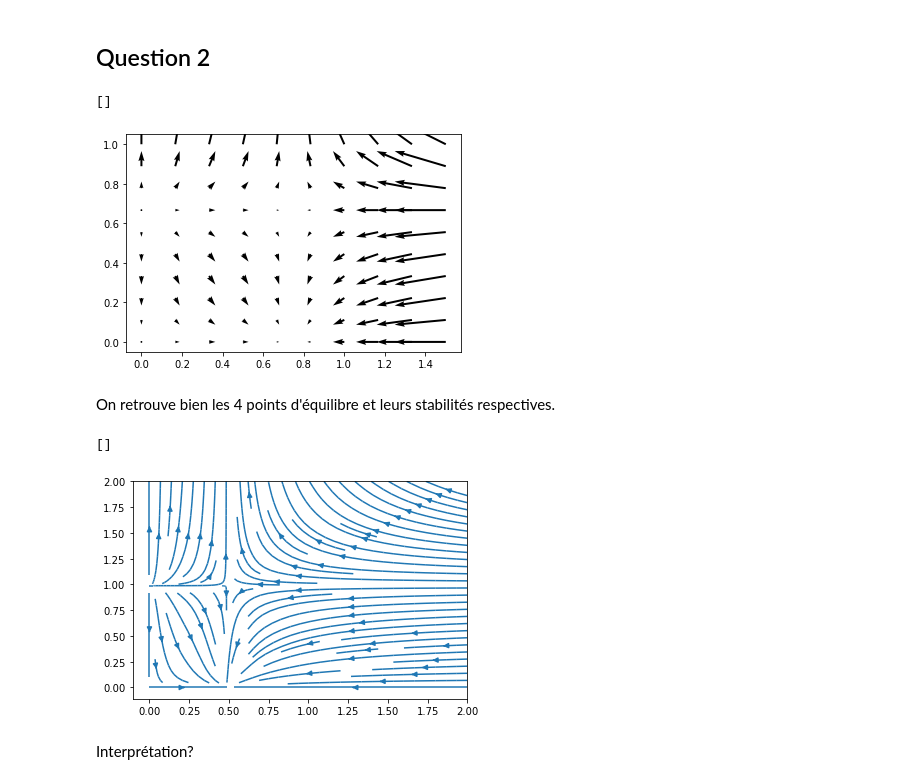
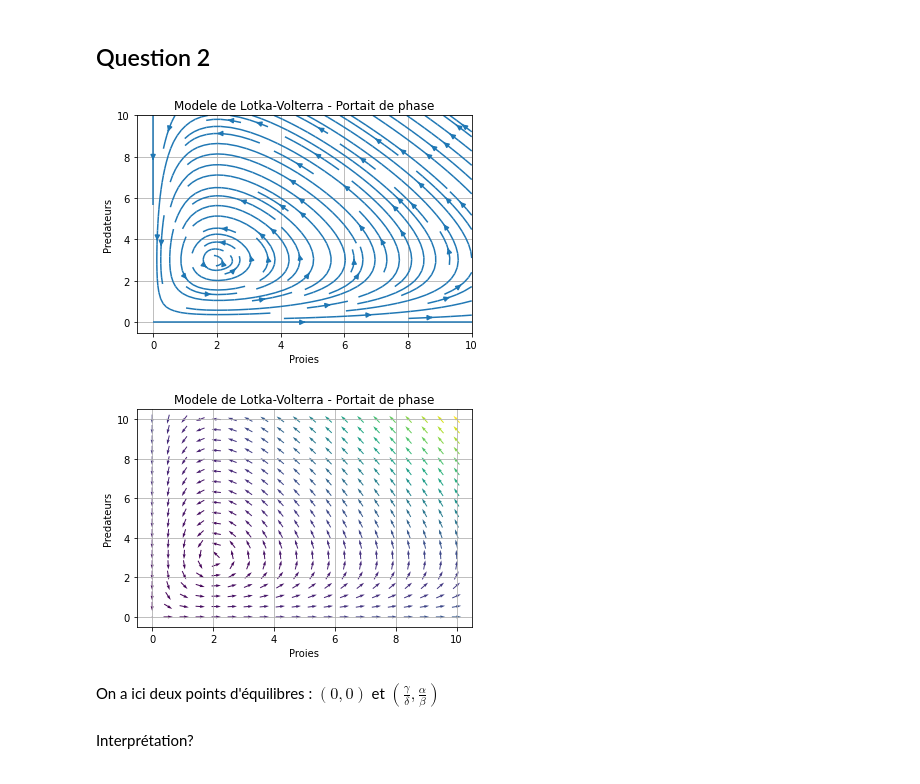
Before and after one commit to hallerantoine/projet-equa-diff, a Jupyter notebook: Projet équations différentielles.ipynb, the cells around one changed output. Saved outputs shown, nothing was run; the diff lists cells and outputs as text; code cells hidden in the pictures.

```diff
--- a/Projet équations différentielles.ipynb
+++ b/Projet équations différentielles.ipynb
@@ -43,42 +43,49 @@ Soit seules les prédateurs sont morts: $(x_1,x_2)=(\frac{\gamma}{\delta},0)$
 Soit les deux espèces cohabitent en équilibre $(x_1,x_2)=(\frac{\gamma}{\delta},\frac{\alpha}{\beta})$. L'équilibre est instable
 # %% [markdown]
 ## Question 2
-# %%
-a=2/3
-b=4/3
-g=1
-d=1
-
-n=10
-xmax=1.5
-ymax=1
-
-x1=np.linspace(0,xmax,n)
-x2=np.linspace(0,ymax,n)
-x1v, x2v = np.meshgrid(x1, x2)
-
-x1p=np.zeros(n)
-x2p=np.zeros(n)
-
-for i in range (n):
-    x1p[i]=x1[i]*(a - b*x2[i])
-    x2p[i]=-x2[i]*(g - d*x1[i])
-
-x1pv, x2pv = np.meshgrid(x1p, x2p)
-
-plt.quiver(x1v,x2v,x1pv,x2pv)
-plt.plot()
-# %% [output]
-[]
-[figure, removed]
-# %% [markdown]
-On retrouve bien les 4 points d'équilibre et leurs stabilités respectives.
-# %%
-plt.streamplot(x1v,x2v,x1pv,x2pv)
-plt.plot()
-# %% [output]
-[]
-[figure, removed]
+# %%
+a = 3 #alpha
+b = 1 #beta
+g = 2 #gamma
+d = 1 #delta
+X0 = np.array([4,1])
+t = np.linspace(0,20,1000)
+xmax = 10
+ymax = 10
+nb_points = 20
+
+
+def LotkaVolterra(X,t=0):
+    return np.array([a*X[0] - b*X[0]*X[1],d*X[0]*X[1] - g*X[1]])
+
+
+x = np.linspace(0, xmax, nb_points)
+y = np.linspace(0, ymax, nb_points)
+X1 , Y1  = np.meshgrid(x, y)
+DX1, DY1 = LotkaVolterra([X1, Y1]) #calcul des variations de populations
+M = (np.hypot(DX1, DY1)) # calcul de la norme d'une fleche, hypotenuse d'un TR
+M [M == 0] = 1. #pour eviter les divisions par zero
+DX1 /= M # normalisation de la norme d'une fleche
+DY1 /= M
+
+Q = plt.streamplot(X1,Y1,DX1,DY1)
+plt.title('Modele de Lotka-Volterra - Portait de phase')
+plt.xlabel('Proies')
+plt.ylabel('Predateurs')
+plt.grid(True)
+plt.show()
+
+Q = plt.quiver(X1, Y1, DX1, DY1, M, pivot = 'middle')
+plt.title('Modele de Lotka-Volterra - Portait de phase')
+plt.xlabel('Proies')
+plt.ylabel('Predateurs')
+plt.grid(True)
+plt.show()
+# %% [output]
+[figure, added]
+[figure, added]
+# %% [markdown]
+On a ici deux points d'équilibres : $(0,0)$ et $(\frac{\gamma}{\delta},\frac{\alpha}{\beta})$
 # %% [markdown]
 Interprétation?
 # %% [markdown]
```
Also changed, not shown: parts of 3 cells of this notebook.
